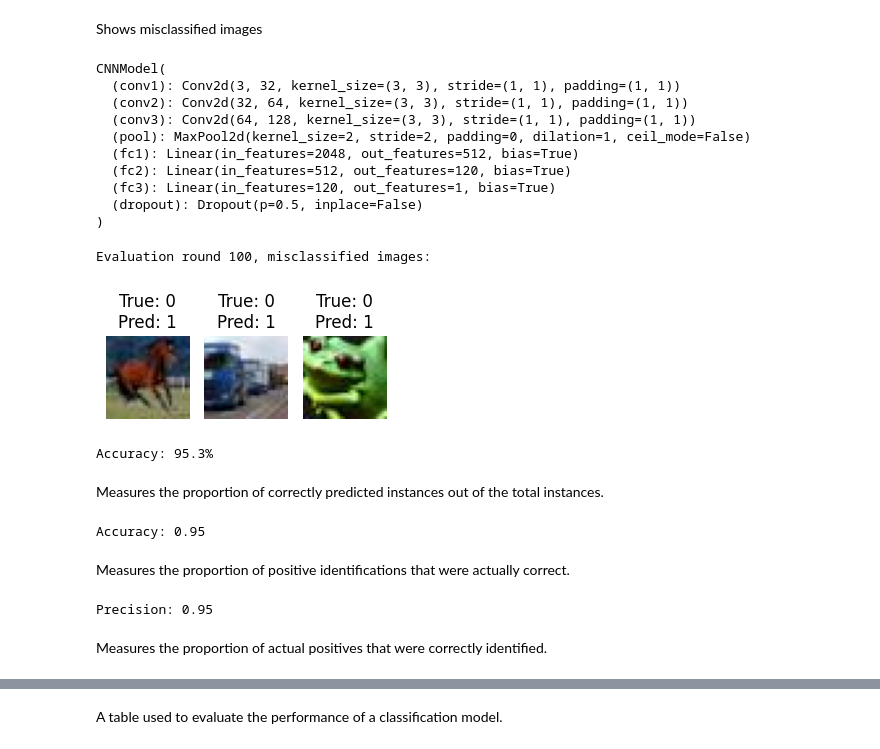
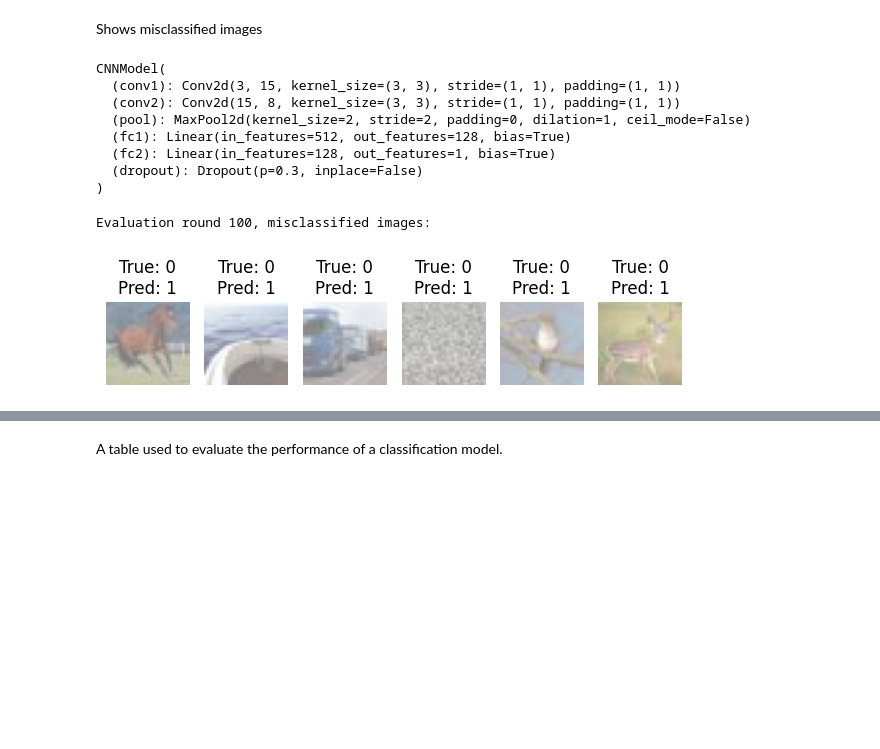
Before and after one commit to TahaChoksi220057729/PMAIG11, a Jupyter notebook: weng_task_2/evaluate.ipynb, the cells around one changed output, grey strips where cells are left out. Drawn from its saved outputs; the diff is of its cells as text; code cells hidden in the pictures; blank space fills up the shorter version.

```diff
--- a/weng_task_2/evaluate.ipynb
+++ b/weng_task_2/evaluate.ipynb
@@ -52,31 +34,28 @@ class CNNModel(nn.Module):
     def __init__(self):
         super().__init__()
 
-        self.conv1 = nn.Conv2d(in_channels=3, out_channels=32, kernel_size=3, stride=1,
-                               padding=1)  # Input: (3, 32, 32) Output: (32, 32, 32)
-        self.conv2 = nn.Conv2d(in_channels=32, out_channels=64, kernel_size=3, stride=1,
-                               padding=1)  # Input: (32, 32, 32) Output: (64, 32, 32)
-        self.conv3 = nn.Conv2d(in_channels=64, out_channels=128, kernel_size=3, stride=1,
-                               padding=1)  # Input: (64, 32, 32) Output: (128, 32, 32)
+        self.conv1 = nn.Conv2d(in_channels=3, out_channels=15, kernel_size=3, stride=1,
+                               padding=1)  # Input: (3, 32, 32) Output: (15, 32, 32)
+        self.conv2 = nn.Conv2d(in_channels=15, out_channels=8, kernel_size=3, stride=1,
+                               padding=1)  # Input: (32, 32, 32) Output: (8, 32, 32)
 
         self.pool = nn.MaxPool2d(kernel_size=2, stride=2)  # dimension / 2
 
-        self.fc1 = nn.Linear(in_features=128 * 4 * 4, out_features=512)  # flatten output from pool
-        self.fc2 = nn.Linear(in_features=512, out_features=120)
-        self.fc3 = nn.Linear(in_features=120, out_features=1)
+        self.fc1 = nn.Linear(in_features=8 * 8 * 8, out_features=128)  # flatten output from pool
+        self.fc2 = nn.Linear(in_features=128, out_features=1)
 
-        self.dropout = nn.Dropout(p=0.5)
+        self.dropout = nn.Dropout(p=0.3)
 
     def forward(self, x):
-        x = self.pool(F.relu(self.conv1(x)))  # Output: (32, 16, 16)
-        x = self.pool(F.relu(self.conv2(x)))  # Output: (64, 8, 8)
-        x = self.pool(F.relu(self.conv3(x)))  # Output: (128, 4, 4)
+        x = self.pool(F.relu(self.conv1(x)))  # Output: (15, 16, 16)
+        x = self.pool(F.relu(self.conv2(x)))  # Output: (8, 8, 8)
 
-        x = x.view(-1, 128 * 4 * 4)  # flatten to (batch_size, 128 * 8 * 8)
+        x = x.view(-1, 8 * 8 * 8)  # flatten to (batch_size, 8 * 8 * 8)
 
-        x = F.relu(self.fc1(x))
-        x = F.relu(self.fc2(x))  # no need for activation, BCELossWithLogits combines sigmoid
-        x = self.fc3(x)
+        x = self.fc1(x)
+        x = F.relu(x)
+        x = self.dropout(x)
+        x = self.fc2(x) # no need for activation, BCELossWithLogits combines sigmoid
 
         return x
 # %%
@@ -100,7 +80,6 @@ def show_predictions(images, labels, predictions, num_to_display=10):
         plt.subplot(1, num_to_display, i + 1)
         img = images[idx].permute(1, 2, 0)
         img = img.cpu().numpy()
-        img = img / 2 + 0.5
         plt.imshow(img, cmap='gray')
         plt.title(f"True: {labels[idx]}\nPred: {predictions[idx]}")
         plt.axis('off')
@@ -127,6 +106,7 @@ def accuracy(test_loader, model, device):
             probs = sigmoid(outputs) # apply sigmoid to convert outputs to range [0, 1]
 
             preds = (probs >= 0.5).long()
+
             corrects = preds == labels
             pred_list.append(preds.cpu().numpy())
             true_list.append(labels.cpu().numpy())
@@ -137,48 +117,23 @@ def accuracy(test_loader, model, device):
                 print(f"Evaluation round {i}, misclassified images: ")
                 show_predictions(inputs, labels ,preds, num_to_display=10)
 
-    acc = total_correct / total_samples
     true_list = np.concatenate(true_list) # turn 2d true_list into 1d true_list
     pred_list = np.concatenate(pred_list)
-    print(f"Accuracy: {100 * acc:>0.1f}%")
-    return acc, pred_list, true_list
+    return pred_list, true_list
 # %%
-trained_model.load_state_dict(torch.load('mymodel_task2_scheduler.pth', weights_only=True))
+trained_model.load_state_dict(torch.load('lr_1e-3.pth', weights_only=True))
 trained_model.to(device)
 # %% [output]
 CNNModel(
-  (conv1): Conv2d(3, 32, kernel_size=(3, 3), stride=(1, 1), padding=(1, 1))
-  (conv2): Conv2d(32, 64, kernel_size=(3, 3), stride=(1, 1), padding=(1, 1))
-  (conv3): Conv2d(64, 128, kernel_size=(3, 3), stride=(1, 1), padding=(1, 1))
+  (conv1): Conv2d(3, 15, kernel_size=(3, 3), stride=(1, 1), padding=(1, 1))
+  (conv2): Conv2d(15, 8, kernel_size=(3, 3), stride=(1, 1), padding=(1, 1))
   (pool): MaxPool2d(kernel_size=2, stride=2, padding=0, dilation=1, ceil_mode=False)
-  (fc1): Linear(in_features=2048, out_features=512, bias=True)
-  (fc2): Linear(in_features=512, out_features=120, bias=True)
-  (fc3): Linear(in_features=120, out_features=1, bias=True)
-  (dropout): Dropout(p=0.5, inplace=False)
+  (fc1): Linear(in_features=512, out_features=128, bias=True)
+  (fc2): Linear(in_features=128, out_features=1, bias=True)
+  (dropout): Dropout(p=0.3, inplace=False)
 )
 # %%
-acc, predicted_labels, true_labels = accuracy(test_loader, trained_model, device)
+predicted_labels, true_labels = accuracy(test_loader, trained_model, device)
 # %% [output]
 Evaluation round 100, misclassified images:
-[figure, old version]
+[figure, new version]
-Accuracy: 95.3%
-# %% [markdown]
-Measures the proportion of correctly predicted instances out of the total instances.
-# %%
-from sklearn.metrics import accuracy_score
-
-accuracy = accuracy_score(true_labels, predicted_labels)
-print(f"Accuracy: {accuracy:.2f}")
-# %% [output]
-Accuracy: 0.95
-# %% [markdown]
-Measures the proportion of positive identifications that were actually correct.
-# %%
-from sklearn.metrics import precision_score
-
-precision = precision_score(true_labels, predicted_labels, average='weighted')
-print(f"Precision: {precision:.2f}")
-# %% [output]
-Precision: 0.95
-# %% [markdown]
-Measures the proportion of actual positives that were correctly identified.
```
Also changed, not shown: parts of 9 cells of this notebook, 7 other files.
